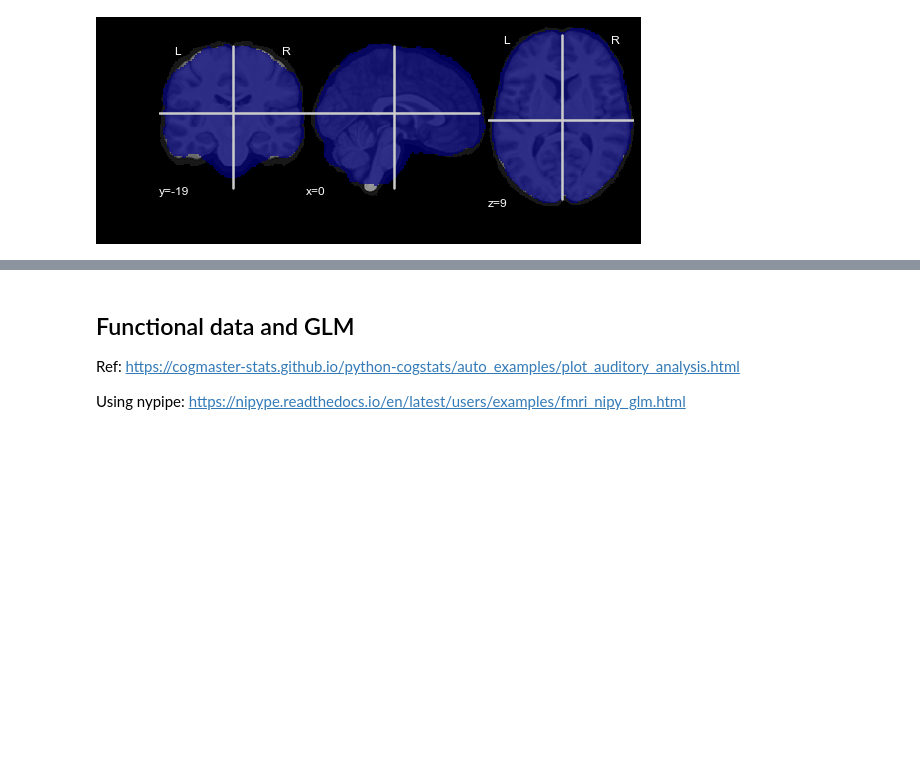
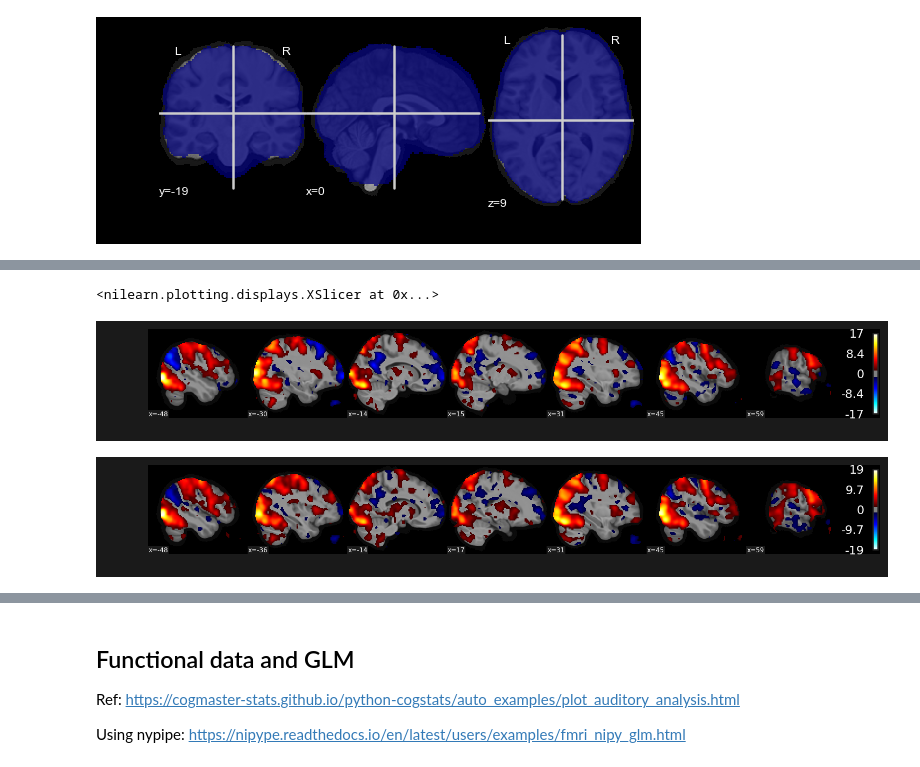
Before and after one commit to ruonanjia/mdm_imaging_analysis, a Jupyter notebook: mdm_imaging_glm.ipynb, the cells around one changed output, grey strips where cells are left out. Cells and saved outputs as stored; diff of their text form; code cells hidden in the pictures; blank space fills up the shorter version.

```diff
--- a/mdm_imaging_glm.ipynb
+++ b/mdm_imaging_glm.ipynb
@@ -493,0 +247,10 @@ totalEvent_sub[0]
+# %%
+spmt1 = nib.load(os.path.join(out_root, 'Sink', '1stLevel', '_subject_id_2588_task_id_1','spmT_0001.nii'))
+spmt2 = nib.load(os.path.join(out_root, 'Sink', '1stLevel', '_subject_id_2588_task_id_1','spmT_0002.nii'))
+# %%
+plotting.plot_stat_map(spmt1, threshold = 1.5, bg_img = anat_mean, display_mode = 'x')
+plotting.plot_stat_map(spmt2, threshold = 1.5, bg_img = anat_mean, display_mode = 'x')
+# %% [output]
+<nilearn.plotting.displays.XSlicer at 0x...>
+[figure, added]
+[figure, added]
```
Also changed, not shown: parts of 65 cells of this notebook.
